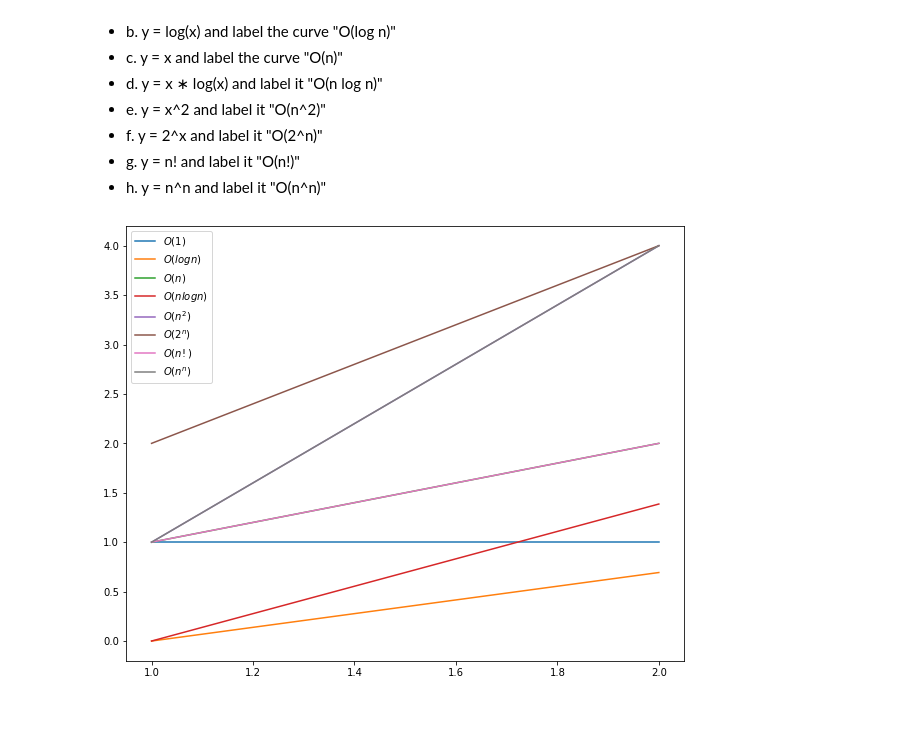
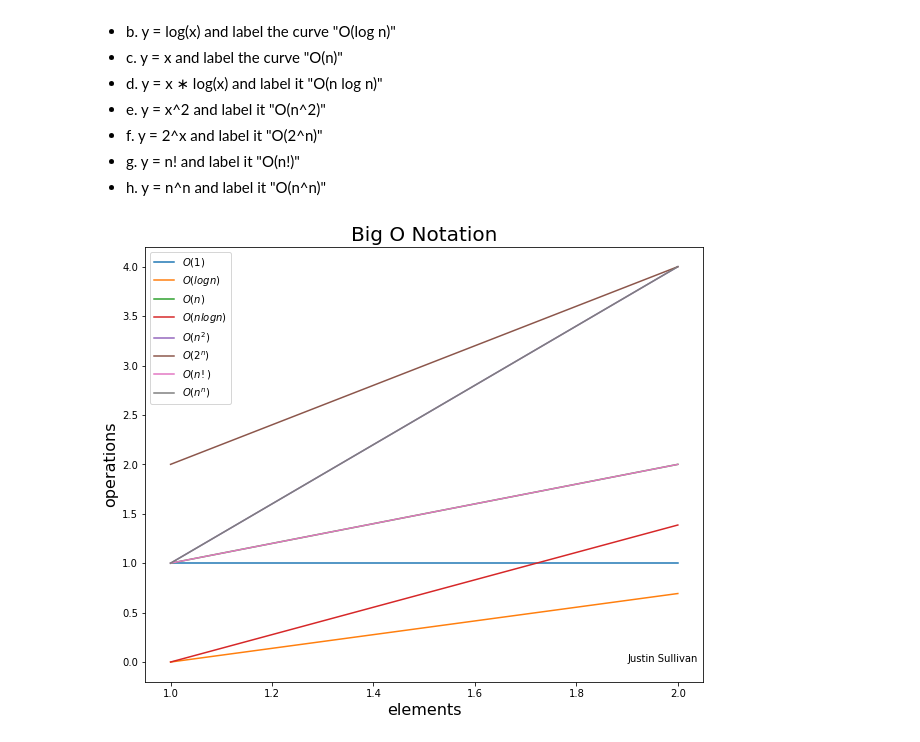
Before and after one commit to justin-m-sullivan/numpy-pandas-visualization-exercises, a Jupyter notebook: big_o_notation.ipynb, the cells around one changed output. Cells and saved outputs as stored; diff of their text form; code cells hidden in the pictures; blank space fills up the shorter version.

```diff
--- a/big_o_notation.ipynb
+++ b/big_o_notation.ipynb
@@ -28,27 +28,35 @@ import pandas as pd
 # %%
 plt.figure(figsize= (10,8))
 
+#define x values:
 x = range(1,3)
+
+# define curves as ys
 ya = [0*n+1 for n in x]
 yb = [math.log(n) for n in x]
 yc = [n for n in x]
 yd = [n * math.log(n) for n in x]
 ye = [n ** 2 for n in x]
 yf = [2 ** n for n in x]
 yg = [math.factorial(n) for n in x]
 yh = [n ** n for n in x]
 
 
 
 plt.plot(x,ya, label='$O(1)$')
 plt.plot(x,yb, label='$O(log n)$')
 plt.plot(x,yc, label='$O(n)$')
 plt.plot(x,yd, label='$O(n log n)$')
 plt.plot(x,ye, label='$O(n^2)$')
 plt.plot(x,yf, label='$O(2^n)$')
 plt.plot(x,yg, label='$O(n!)$')
 plt.plot(x,yh, label='$O(n^n)$')
+plt.title('Big O Notation', fontsize=20)
+plt.xlabel('elements', fontsize=16)
+plt.ylabel('operations', fontsize=16)
 plt.legend()
+plt.text(1.9, 0 ,'Justin Sullivan')
+
 plt.show()
 # %% [output]
-[figure, old version]
+[figure, new version]
```
